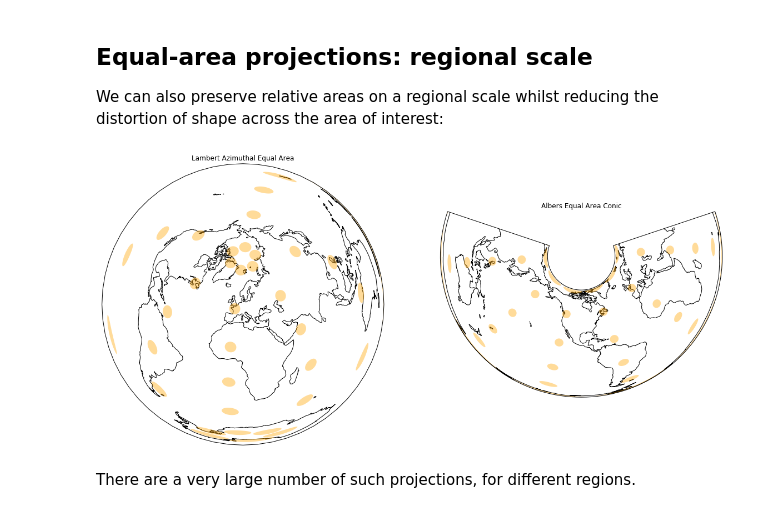
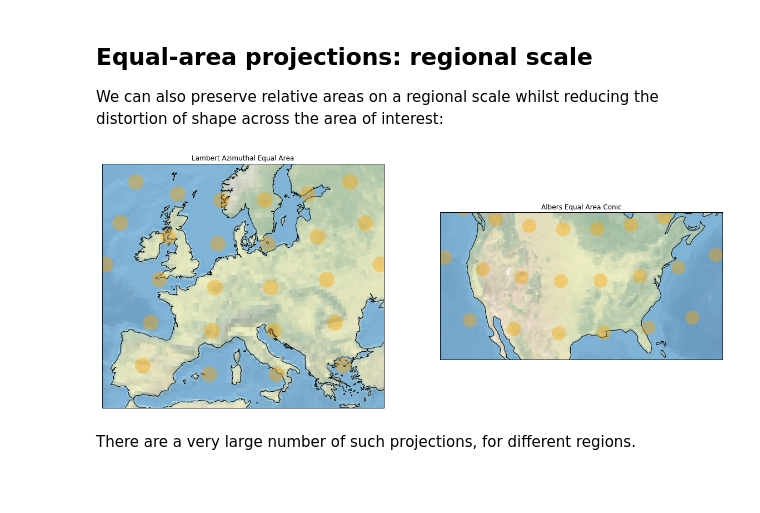
Before and after one commit to Data-Tree/visualization, a Jupyter notebook: projections/Exploring map projections.ipynb, the cells around one changed output. Cells and saved outputs as stored; diff of their text form; code cells hidden in the pictures; blank space fills up the shorter version.

```diff
--- a/projections/Exploring map projections.ipynb
+++ b/projections/Exploring map projections.ipynb
@@ -90,33 +90,32 @@ We can also preserve relative areas on a regional scale whilst reducing the dist
 # %%
 fig = plt.figure(figsize=(20, 10))
 
 # A standard projection for the European Union
 ax1 = fig.add_subplot(1, 2, 1, projection=ccrs.LambertAzimuthalEqualArea(central_longitude=10.0,
                                                                          central_latitude=52.0,
                                                                          false_easting=4321000,
                                                                          false_northing=3210000))
 ax1.set_title("Lambert Azimuthal Equal Area")
-# TODO: zoom in to correct region
-#ax1.set_global()
-#ax1.stock_img()
-ax1.coastlines()
-ax1.tissot(facecolor='orange', alpha=0.4)
+# Use rough lat-lon extent of Europe
+ax1.set_extent((-10, 30, 36, 63), ccrs.PlateCarree())
+ax1.stock_img()
+ax1.coastlines(resolution="50m")
+ax1.tissot(facecolor='orange', rad_km=100, lons=range(-15, 40, 10), lats=range(40, 70, 5), alpha=0.4)
 
 # A standard projection used for the contiguous 48 states of the USA
 ax2 = fig.add_subplot(1, 2, 2, projection=ccrs.AlbersEqualArea(central_longitude=-96.0,
                                                                central_latitude=23.0,
                                                                standard_parallels=(29.5, 45.5)))
 ax2.set_title("Albers Equal Area Conic")
-# TODO: zoom in to correct region
-#ax2.set_global()
-#ax2.stock_img()
-# TODO: add state boundaries
+# Use rough lat-lon extent of the contiguous USA
+ax2.set_extent((-125, -65, 25, 50), ccrs.PlateCarree())
+ax2.stock_img()
 ax2.coastlines()
-ax2.tissot(facecolor='orange', alpha=0.4)
+ax2.tissot(facecolor='orange', rad_km=150, lons=range(-130, -50, 10), lats=range(20, 60, 10), alpha=0.4)
 
 plt.show()
 # %% [output]
-[figure, old version]
+[figure, new version]
 # %% [markdown]
 There are a very large number of such projections, for different regions.
 # %% [markdown]
```
